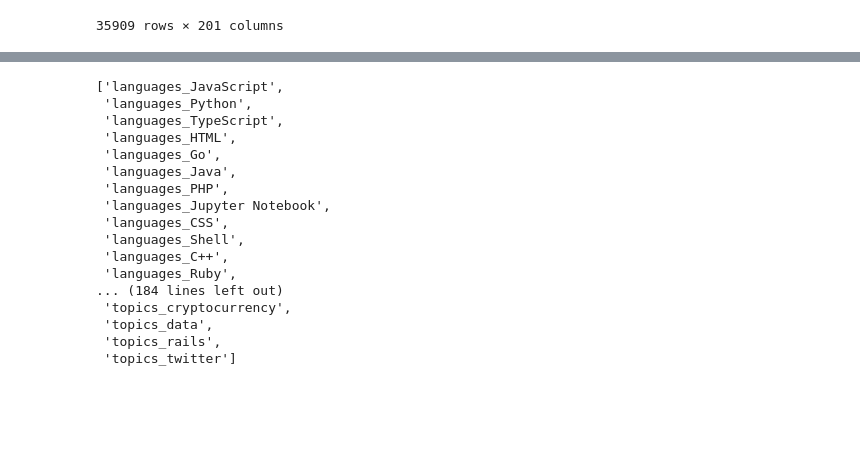
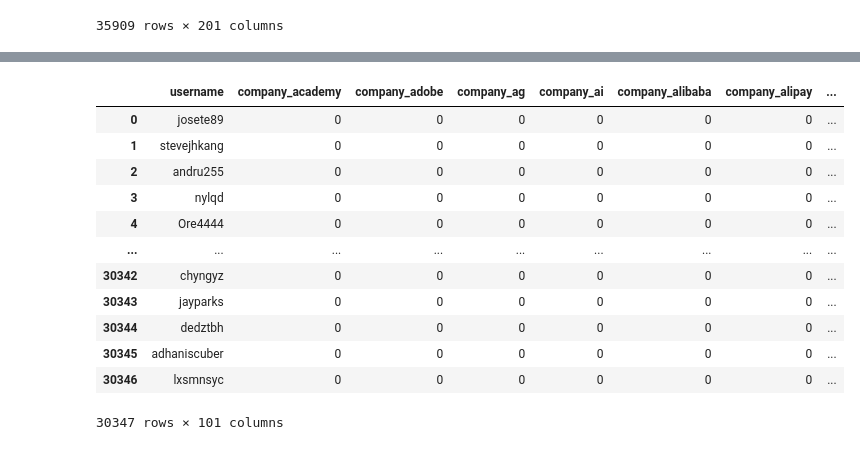
Before and after one commit to tugrulhkarabulut/github-job-title-prediction, a Jupyter notebook: feature extraction.ipynb, the cells around one changed output, grey strips where cells are left out. Cells and saved outputs as stored; diff of their text form; code cells hidden in the pictures; blank space fills up the shorter version.

```diff
--- a/feature extraction.ipynb
+++ b/feature extraction.ipynb
@@ -231,19 +212,41 @@ pickle.dump(feats, open(cfg.FEATURE_NAMES_FILE, 'wb'))
 # %%
+users = load_data(format="pandas")
-# %% [output]
-['languages_JavaScript',
- 'languages_Python',
- 'languages_TypeScript',
- 'languages_HTML',
- 'languages_Go',
- 'languages_Java',
- 'languages_PHP',
- 'languages_Jupyter Notebook',
- 'languages_CSS',
- 'languages_Shell',
- 'languages_C++',
- 'languages_Ruby',
-... (184 lines left out)
- 'topics_cryptocurrency',
- 'topics_data',
- 'topics_rails',
- 'topics_twitter']
+# %%
+cleaner = lambda text: re.sub(
+    r"(@\[A-Za-z0-9]+)|([^0-9A-Za-z \t])|(\w+:\/\/\S+)|^rt|http.+?", " ", text
+)
+# %%
+def vectorize_texts(df, col, n_features):
+    texts = df.set_index('login')[col].dropna()
+    texts = texts.str.lower()
+    texts = texts.apply(cleaner)
+
+    c = CountVectorizer(
+        max_features=n_features, ngram_range=(1, 2), stop_words="english"
+    )
+    vectors = c.fit_transform(texts).toarray()
+    features = pd.DataFrame(
+        vectors > 0, index=texts.index, columns=c.get_feature_names_out()
+    )
+    features = features.astype(int)
+    features = features.add_prefix('company_')
+    features = features.reset_index()
+    features = features.rename(columns={'login': 'username'})
+    return features
+# %%
+company_feats = vectorize_texts(users, 'company', 100)
+company_feats
+# %% [output]
+|  | username | company_academy | company_adobe | company_ag | company_ai | company_alibaba | company_alipay | ... |
+| 0 | josete89 | 0 | 0 | 0 | 0 | 0 | 0 | ... |
+| 1 | stevejhkang | 0 | 0 | 0 | 0 | 0 | 0 | ... |
+| 2 | andru255 | 0 | 0 | 0 | 0 | 0 | 0 | ... |
+| 3 | nylqd | 0 | 0 | 0 | 0 | 0 | 0 | ... |
+| 4 | Ore4444 | 0 | 0 | 0 | 0 | 0 | 0 | ... |
+| ... | ... | ... | ... | ... | ... | ... | ... | ... |
+| 30342 | chyngyz | 0 | 0 | 0 | 0 | 0 | 0 | ... |
+| 30343 | jayparks | 0 | 0 | 0 | 0 | 0 | 0 | ... |
+| 30344 | dedztbh | 0 | 0 | 0 | 0 | 0 | 0 | ... |
+| 30345 | adhaniscuber | 0 | 0 | 0 | 0 | 0 | 0 | ... |
+| 30346 | lxsmnsyc | 0 | 0 | 0 | 0 | 0 | 0 | ... |
+30347 rows × 101 columns
```
Also changed, not shown: parts of 22 cells of this notebook, 4 other files.
